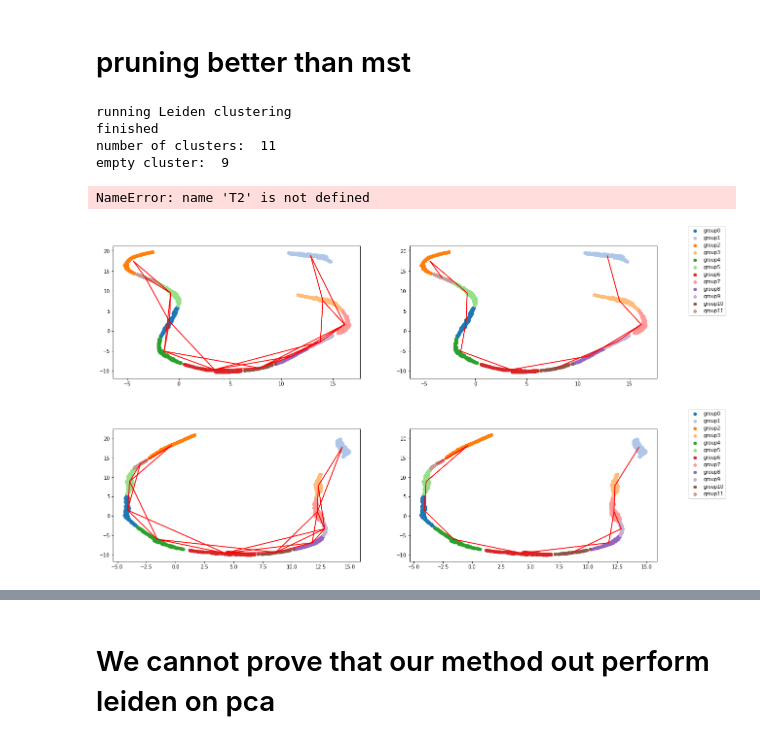
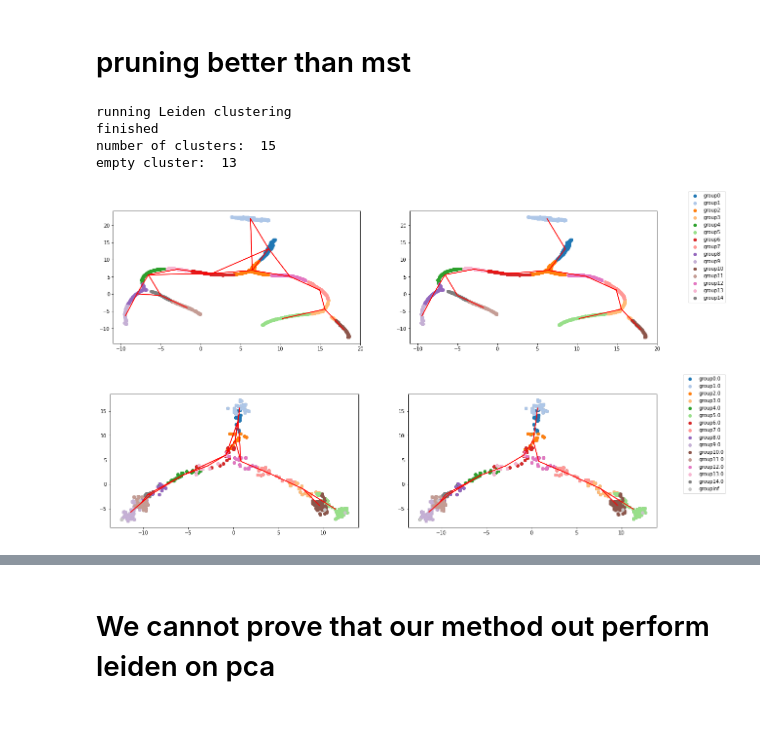
Before and after one commit to falseu/gnn_traj_inference, a Jupyter notebook: backbone_tree.ipynb, the cells around one changed output, grey strips where cells are left out. Drawn from its saved outputs; the diff is of its cells as text; code cells hidden in the pictures.

Commit message:
backbone

```diff
--- a/backbone_tree.ipynb
+++ b/backbone_tree.ipynb
@@ -104,14 +46,12 @@ def pt_mst(adj, mean_pt):
 # %% [markdown]
 # pruning better than mst
 # %%
-data = dataCircle[3]
+data = dataTree[3]
 # Use segments rather than original single cell data, much denser, have as many segments as possible. higher probability to pass through the small branches. connection of random walk further provide connection information that constraint the mst construction.
 # a segment is a smoothed version of cell data, in theory, better preserve the small branches while eliminate erroneous edges
-# results1 = backbone.backbone_finding(data, style = 'pruning', threshold = 30)
-results2 = backbone_finding(data, style = 'tree')
+results = backbone.backbone_finding(data, style = 'tree')
 # %% [output]
 running Leiden clustering
 finished
-number of clusters:  11
-empty cluster:  9
+number of clusters:  15
+empty cluster:  13
-NameError: name 'T2' is not defined
@@ -121,8 +58,8 @@ results1['mst'] = results1['mst2']
 # %%
-backbone.plot_backbone(results1, version = 'segment', figsize = (20,5))
+backbone.plot_backbone(results, version = 'segment', figsize = (20,5))
 # %% [output]
-[figure, old version]
+[figure, new version]
 # %%
-backbone.plot_backbone(results2, version = 'segment', figsize = (20,5))
+backbone.plot_backbone(results, version = 'cell', figsize = (20,5))
 # %% [output]
-[figure, old version]
+[figure, new version]
```
Also changed, not shown: parts of 6 cells of this notebook.
